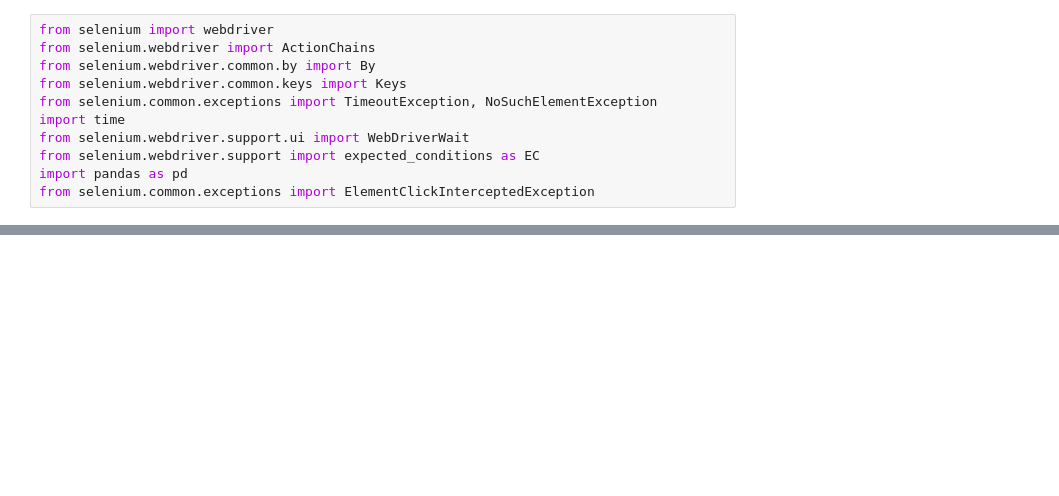
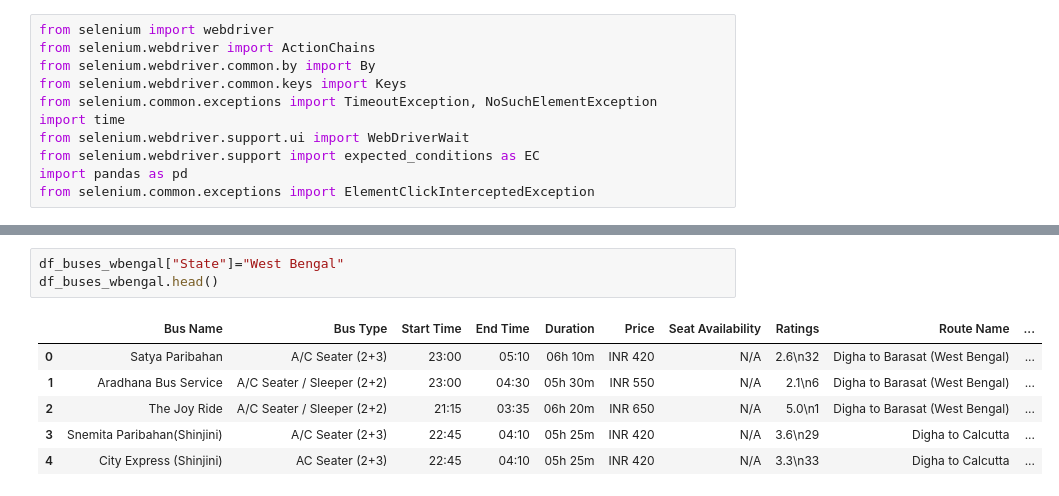
Before and after one commit to JosephSteve98/REDBUS, a Jupyter notebook: Businfo.ipynb, the cells around one changed output, grey strips where cells are left out. Saved outputs shown, nothing was run; the diff lists cells and outputs as text; blank space fills up the shorter version.

```diff
--- a/Businfo.ipynb
+++ b/Businfo.ipynb
@@ -1546,0 +1831,10 @@ df_buses_NBengal.head()
+# %%
+df_buses_wbengal["State"]="West Bengal"
+df_buses_wbengal.head()
+# %% [output]
+|  | Bus Name | Bus Type | Start Time | End Time | Duration | Price | Seat Availability | Ratings | Route Name | ... |
+| 0 | Satya Paribahan | A/C Seater (2+3) | 23:00 | 05:10 | 06h 10m | INR 420 | N/A | 2.6\n32 | Digha to Barasat (West Bengal) | ... |
+| 1 | Aradhana Bus Service | A/C Seater / Sleeper (2+2) | 23:00 | 04:30 | 05h 30m | INR 550 | N/A | 2.1\n6 | Digha to Barasat (West Bengal) | ... |
+| 2 | The Joy Ride | A/C Seater / Sleeper (2+2) | 21:15 | 03:35 | 06h 20m | INR 650 | N/A | 5.0\n1 | Digha to Barasat (West Bengal) | ... |
+| 3 | Snemita Paribahan(Shinjini) | A/C Seater (2+3) | 22:45 | 04:10 | 05h 25m | INR 420 | N/A | 3.6\n29 | Digha to Calcutta | ... |
+| 4 | City Express (Shinjini) | AC Seater (2+3) | 22:45 | 04:10 | 05h 25m | INR 420 | N/A | 3.3\n33 | Digha to Calcutta | ... |
```
Also changed, not shown: parts of 43 cells of this notebook, 19 other files.
